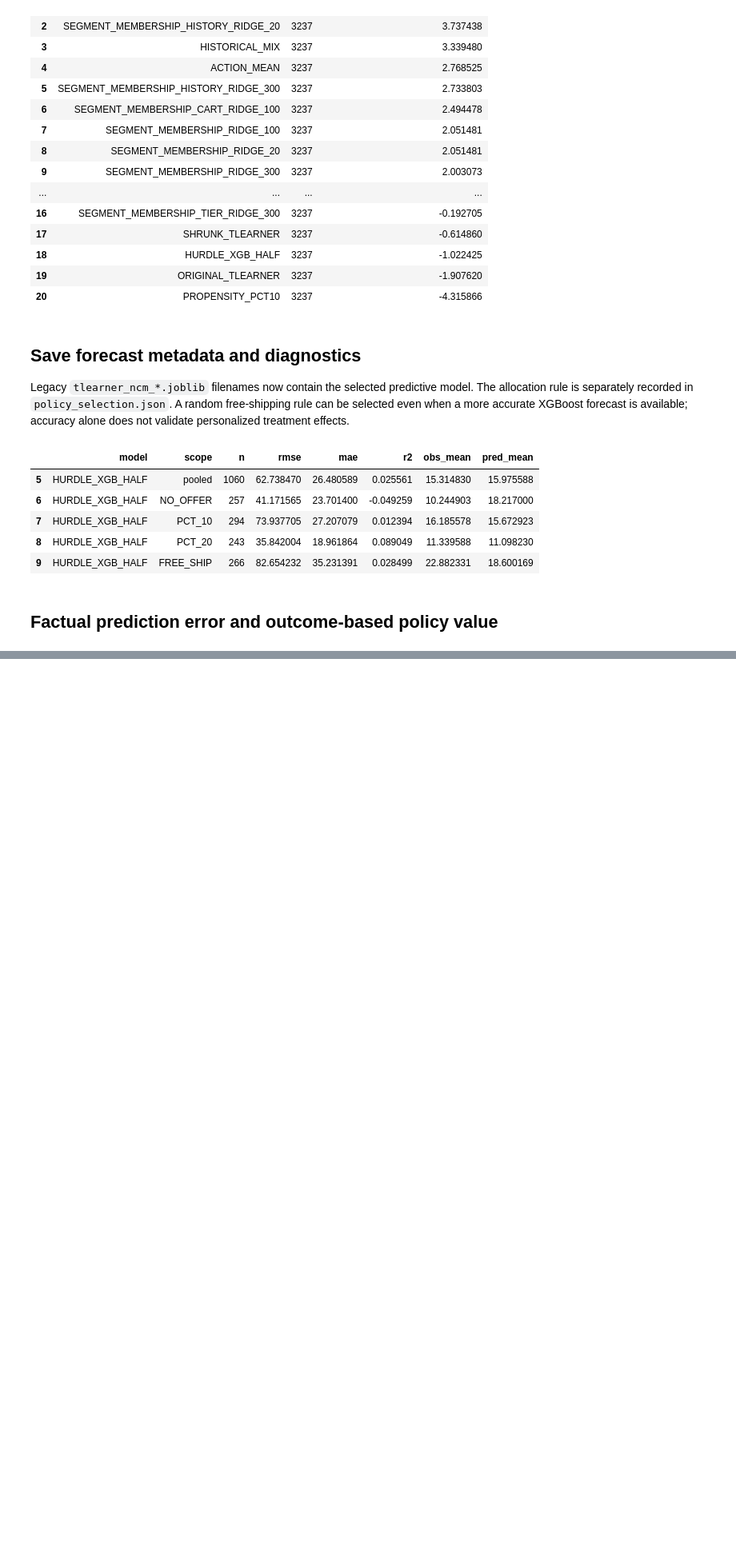
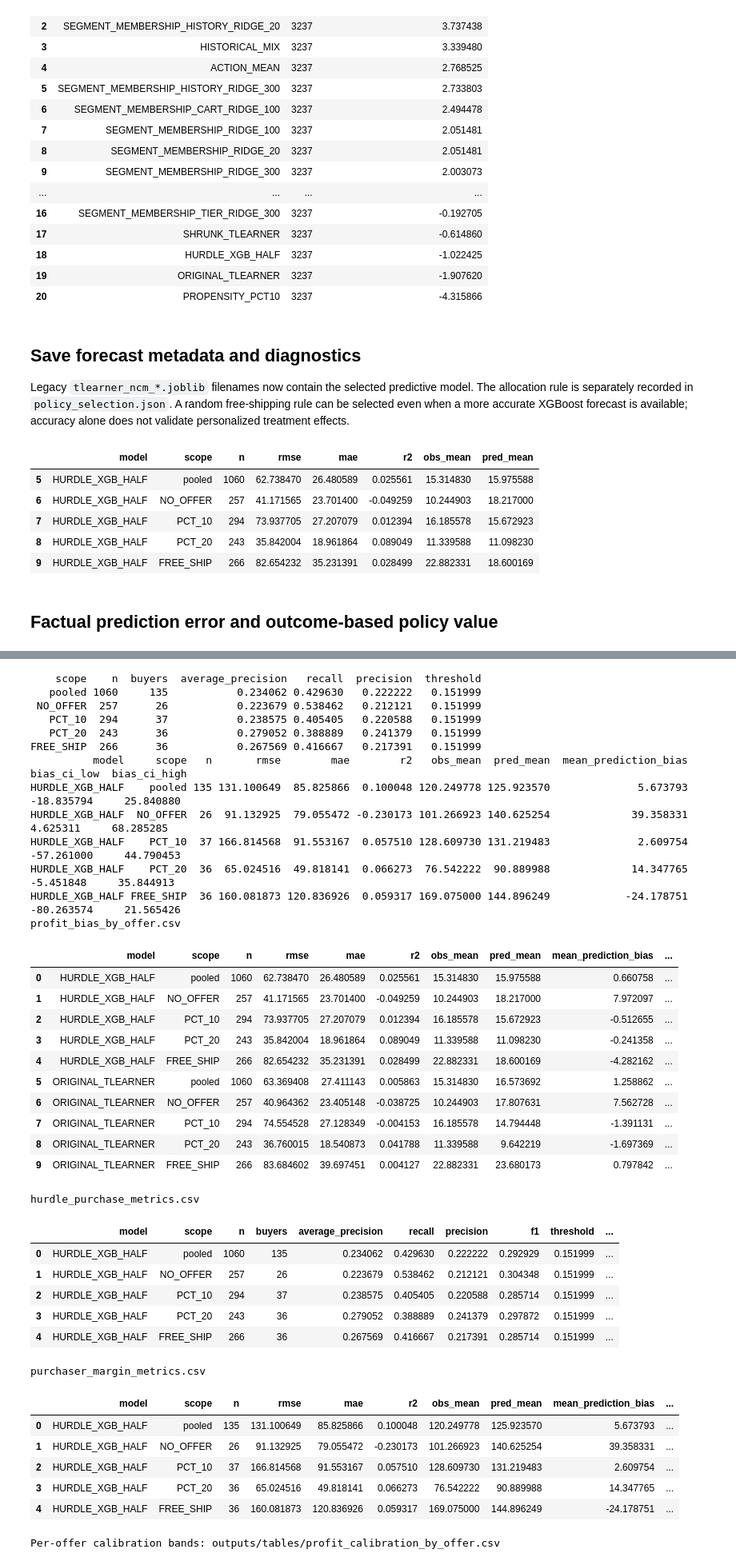
Before and after one commit to ciciiiyaoyf/Walmart-Customer-Analysis-Capstone, a Jupyter notebook: notebooks/06_tlearner_xgboost.ipynb, the cells around one changed output, grey strips where cells are left out. Shown at 80% size. Cells and saved outputs as stored; diff of their text form; code cells hidden in the pictures; blank space fills up the shorter version.

```diff
--- a/notebooks/06_tlearner_xgboost.ipynb
+++ b/notebooks/06_tlearner_xgboost.ipynb
@@ -135,0 +141,47 @@ fig.tight_layout(); fig.savefig(FIGS/'06_tlearner_diagnostics.png',dpi=120,bbox_
+# %%
+from scripts.build_metric_diagnostics import build_metric_diagnostics
+metric_diagnostics = build_metric_diagnostics()
+for filename in ['profit_bias_by_offer.csv', 'hurdle_purchase_metrics.csv', 'purchaser_margin_metrics.csv']:
+    print(filename)
+    display(pd.read_csv(TABLES/filename))
+print('Per-offer calibration bands: outputs/tables/profit_calibration_by_offer.csv')
+# %% [output]
+    scope    n  buyers  average_precision   recall  precision  threshold
+   pooled 1060     135           0.234062 0.429630   0.222222   0.151999
+ NO_OFFER  257      26           0.223679 0.538462   0.212121   0.151999
+   PCT_10  294      37           0.238575 0.405405   0.220588   0.151999
+   PCT_20  243      36           0.279052 0.388889   0.241379   0.151999
+FREE_SHIP  266      36           0.267569 0.416667   0.217391   0.151999
+          model     scope   n       rmse        mae        r2   obs_mean  pred_mean  mean_prediction_bias  bias_ci_low  bias_ci_high
+HURDLE_XGB_HALF    pooled 135 131.100649  85.825866  0.100048 120.249778 125.923570              5.673793   -18.835794     25.840880
+HURDLE_XGB_HALF  NO_OFFER  26  91.132925  79.055472 -0.230173 101.266923 140.625254             39.358331     4.625311     68.285285
+HURDLE_XGB_HALF    PCT_10  37 166.814568  91.553167  0.057510 128.609730 131.219483              2.609754   -57.261000     44.790453
+HURDLE_XGB_HALF    PCT_20  36  65.024516  49.818141  0.066273  76.542222  90.889988             14.347765    -5.451848     35.844913
+HURDLE_XGB_HALF FREE_SHIP  36 160.081873 120.836926  0.059317 169.075000 144.896249            -24.178751   -80.263574     21.565426
+profit_bias_by_offer.csv
+|  | model | scope | n | rmse | mae | r2 | obs_mean | pred_mean | mean_prediction_bias | ... |
+| 0 | HURDLE_XGB_HALF | pooled | 1060 | 62.738470 | 26.480589 | 0.025561 | 15.314830 | 15.975588 | 0.660758 | ... |
+| 1 | HURDLE_XGB_HALF | NO_OFFER | 257 | 41.171565 | 23.701400 | -0.049259 | 10.244903 | 18.217000 | 7.972097 | ... |
+| 2 | HURDLE_XGB_HALF | PCT_10 | 294 | 73.937705 | 27.207079 | 0.012394 | 16.185578 | 15.672923 | -0.512655 | ... |
+| 3 | HURDLE_XGB_HALF | PCT_20 | 243 | 35.842004 | 18.961864 | 0.089049 | 11.339588 | 11.098230 | -0.241358 | ... |
+| 4 | HURDLE_XGB_HALF | FREE_SHIP | 266 | 82.654232 | 35.231391 | 0.028499 | 22.882331 | 18.600169 | -4.282162 | ... |
+| 5 | ORIGINAL_TLEARNER | pooled | 1060 | 63.369408 | 27.411143 | 0.005863 | 15.314830 | 16.573692 | 1.258862 | ... |
+| 6 | ORIGINAL_TLEARNER | NO_OFFER | 257 | 40.964362 | 23.405148 | -0.038725 | 10.244903 | 17.807631 | 7.562728 | ... |
+| 7 | ORIGINAL_TLEARNER | PCT_10 | 294 | 74.554528 | 27.128349 | -0.004153 | 16.185578 | 14.794448 | -1.391131 | ... |
+| 8 | ORIGINAL_TLEARNER | PCT_20 | 243 | 36.760015 | 18.540873 | 0.041788 | 11.339588 | 9.642219 | -1.697369 | ... |
+| 9 | ORIGINAL_TLEARNER | FREE_SHIP | 266 | 83.684602 | 39.697451 | 0.004127 | 22.882331 | 23.680173 | 0.797842 | ... |
+hurdle_purchase_metrics.csv
+|  | model | scope | n | buyers | average_precision | recall | precision | f1 | threshold | ... |
+| 0 | HURDLE_XGB_HALF | pooled | 1060 | 135 | 0.234062 | 0.429630 | 0.222222 | 0.292929 | 0.151999 | ... |
+| 1 | HURDLE_XGB_HALF | NO_OFFER | 257 | 26 | 0.223679 | 0.538462 | 0.212121 | 0.304348 | 0.151999 | ... |
+| 2 | HURDLE_XGB_HALF | PCT_10 | 294 | 37 | 0.238575 | 0.405405 | 0.220588 | 0.285714 | 0.151999 | ... |
+| 3 | HURDLE_XGB_HALF | PCT_20 | 243 | 36 | 0.279052 | 0.388889 | 0.241379 | 0.297872 | 0.151999 | ... |
+| 4 | HURDLE_XGB_HALF | FREE_SHIP | 266 | 36 | 0.267569 | 0.416667 | 0.217391 | 0.285714 | 0.151999 | ... |
+purchaser_margin_metrics.csv
+|  | model | scope | n | rmse | mae | r2 | obs_mean | pred_mean | mean_prediction_bias | ... |
+| 0 | HURDLE_XGB_HALF | pooled | 135 | 131.100649 | 85.825866 | 0.100048 | 120.249778 | 125.923570 | 5.673793 | ... |
+| 1 | HURDLE_XGB_HALF | NO_OFFER | 26 | 91.132925 | 79.055472 | -0.230173 | 101.266923 | 140.625254 | 39.358331 | ... |
+| 2 | HURDLE_XGB_HALF | PCT_10 | 37 | 166.814568 | 91.553167 | 0.057510 | 128.609730 | 131.219483 | 2.609754 | ... |
+| 3 | HURDLE_XGB_HALF | PCT_20 | 36 | 65.024516 | 49.818141 | 0.066273 | 76.542222 | 90.889988 | 14.347765 | ... |
+| 4 | HURDLE_XGB_HALF | FREE_SHIP | 36 | 160.081873 | 120.836926 | 0.059317 | 169.075000 | 144.896249 | -24.178751 | ... |
+Per-offer calibration bands: outputs/tables/profit_calibration_by_offer.csv
```
Also changed, not shown: parts of 1 cell of this notebook, 47 other files.
